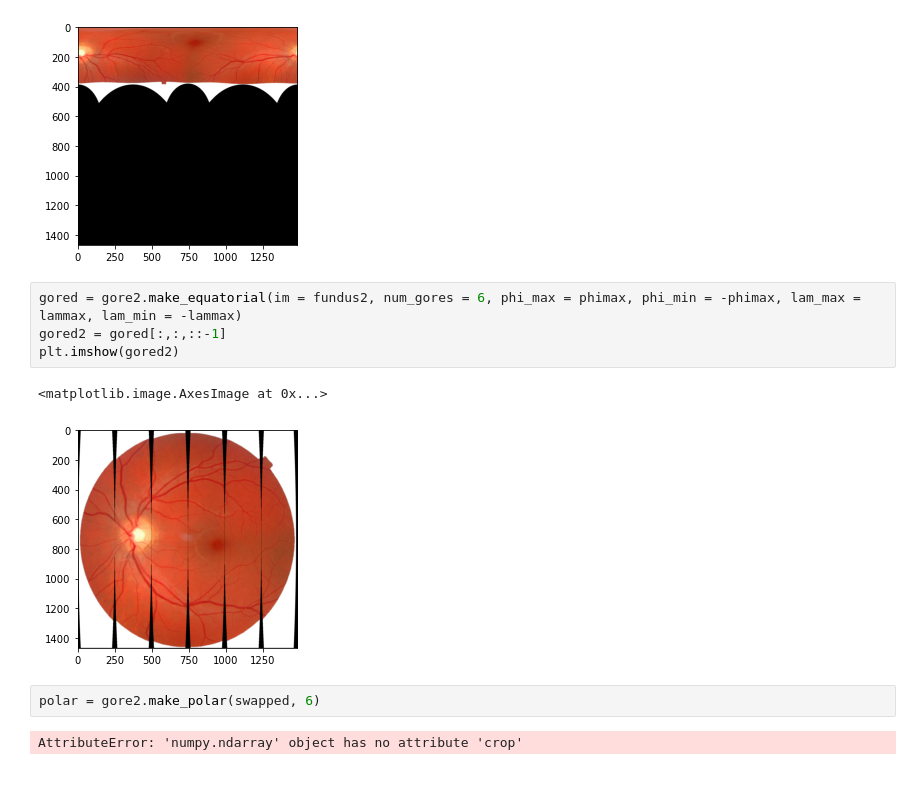
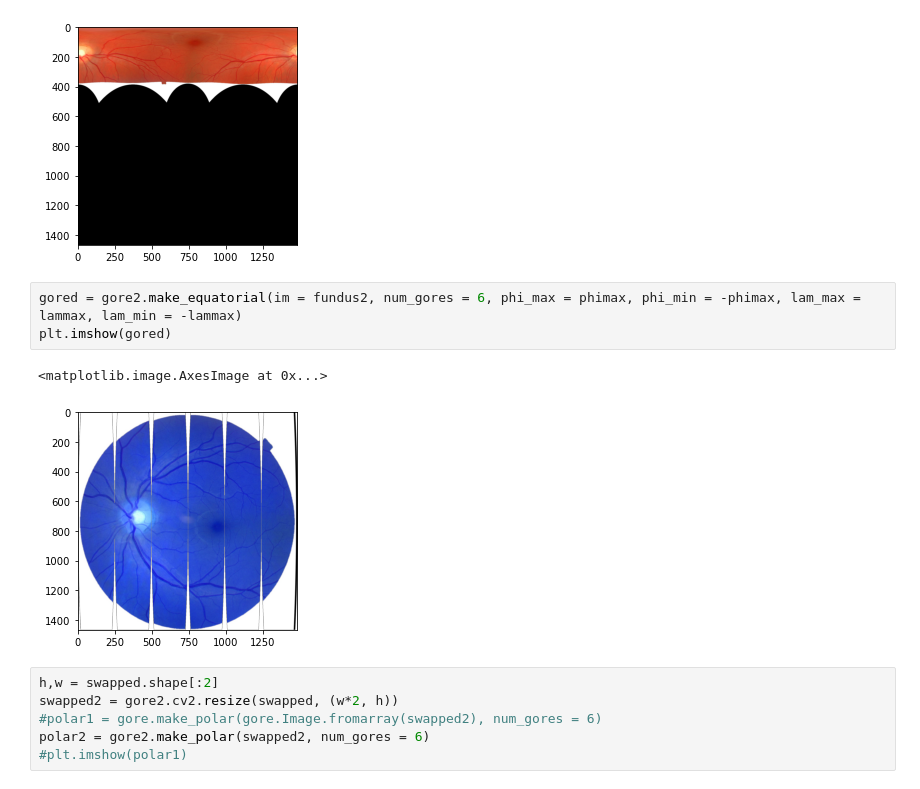
Before and after one commit to stuwilmur/sim-eye, a Jupyter notebook: develop gore2.ipynb, the cells around one changed output. Cells and saved outputs as stored; diff of their text form.

Commit message:
Working version of polar goring (wrong colours)

```diff
--- a/develop gore2.ipynb
+++ b/develop gore2.ipynb
@@ -22,12 +22,13 @@ plt.imshow(swapped2)
 [figure]
 # %%
 gored = gore2.make_equatorial(im = fundus2, num_gores = 6, phi_max = phimax, phi_min = -phimax, lam_max = lammax, lam_min = -lammax)
-gored2 = gored[:,:,::-1]
-plt.imshow(gored2)
+plt.imshow(gored)
 # %% [output]
 <matplotlib.image.AxesImage at 0x...>
-[figure, old version]
+[figure, new version]
 # %%
-polar = gore2.make_polar(swapped, 6)
+h,w = swapped.shape[:2]
+swapped2 = gore2.cv2.resize(swapped, (w*2, h))
+#polar1 = gore.make_polar(gore.Image.fromarray(swapped2), num_gores = 6)
+polar2 = gore2.make_polar(swapped2, num_gores = 6)
+#plt.imshow(polar1)
-# %% [output]
-AttributeError: 'numpy.ndarray' object has no attribute 'crop'
```
Also changed, not shown: parts of 1 cell of this notebook, 1 other file.
